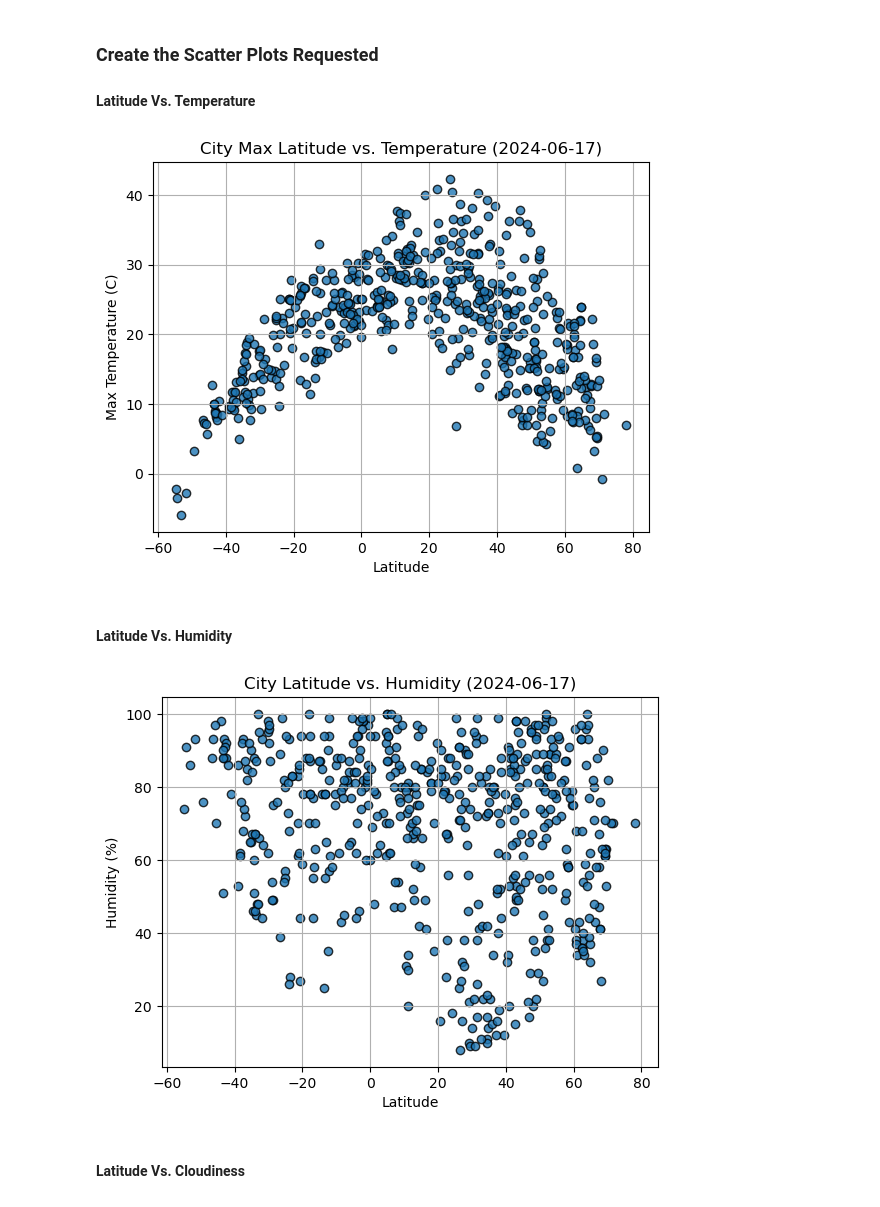
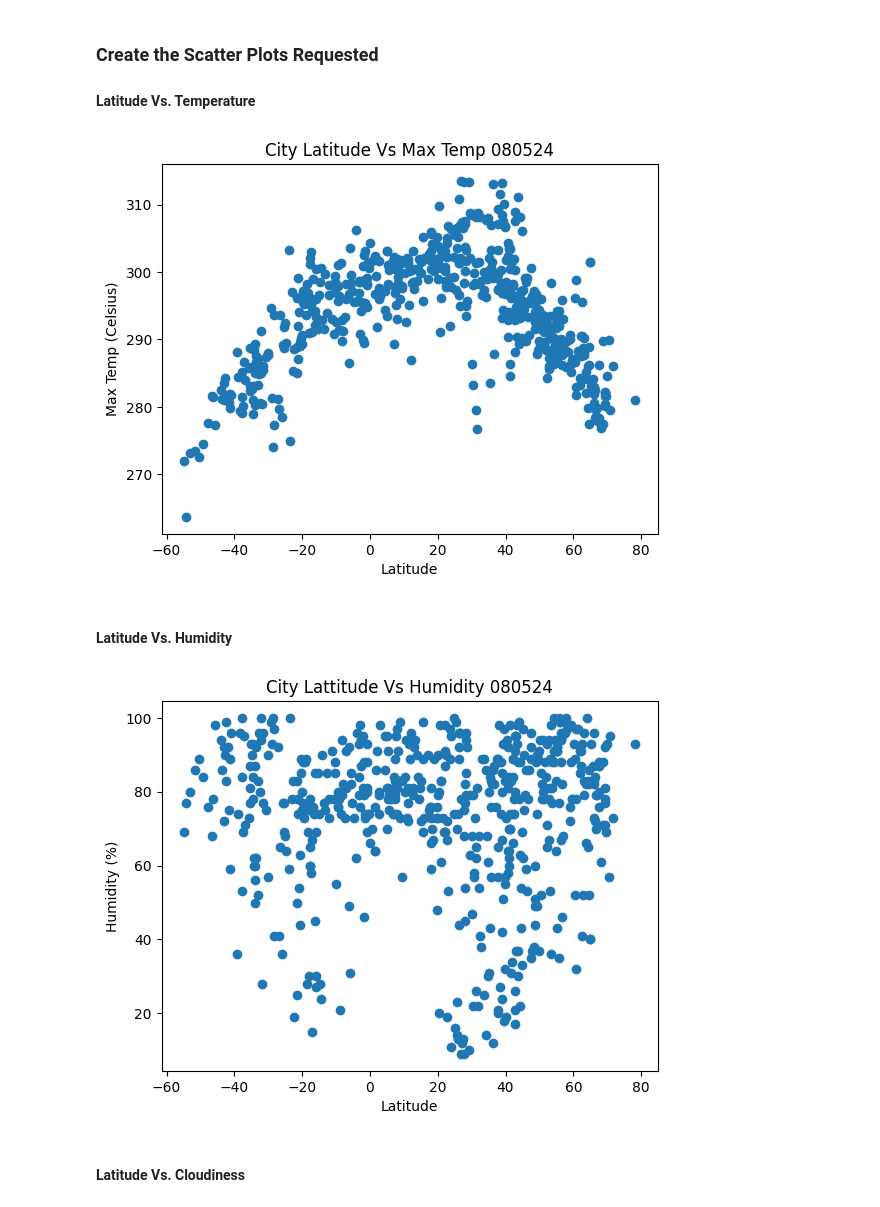
Before and after one commit to JT-Turner/python-api-challenge, a Jupyter notebook: WeatherPy/Starter_Code/WeatherPy_2.ipynb, the cells around one changed output. Drawn from its saved outputs; the diff is of its cells as text; code cells hidden in the pictures.

```diff
--- a/WeatherPy/Starter_Code/WeatherPy_2.ipynb
+++ b/WeatherPy/Starter_Code/WeatherPy_2.ipynb
@@ -192,34 +195,37 @@ city_data_df.head()
 #### Latitude Vs. Temperature
 # %%
 # Build scatter plot for latitude vs. temperature
-# YOUR CODE HERE
+plt.scatter(city_data_df["Lat"],city_data_df["Max Temp"])
 
 # Incorporate the other graph properties
-# YOUR CODE HERE
-
+plt.xlabel("Latitude")
+plt.ylabel("Max Temp (Celsius)")
+plt.title("City Latitude Vs Max Temp 080524")
 # Save the figure
 plt.savefig("output_data/Fig1.png")
 
 # Show plot
 plt.show()
 # %% [output]
-[figure, old version]
+[figure, new version]
 # %% [markdown]
 #### Latitude Vs. Humidity
 # %%
 # Build the scatter plots for latitude vs. humidity
-# YOUR CODE HERE
+plt.scatter(city_data_df["Lat"],city_data_df["Humidity"])
 
 # Incorporate the other graph properties
-# YOUR CODE HERE
+plt.xlabel("Latitude")
+plt.ylabel("Humidity (%)")
+plt.title("City Lattitude Vs Humidity 080524")
 
 # Save the figure
 plt.savefig("output_data/Fig2.png")
 
 # Show plot
 plt.show()
 # %% [output]
-[figure, old version]
+[figure, new version]
 # %% [markdown]
 #### Latitude Vs. Cloudiness
 # %%
```
Also changed, not shown: parts of 27 cells of this notebook.
